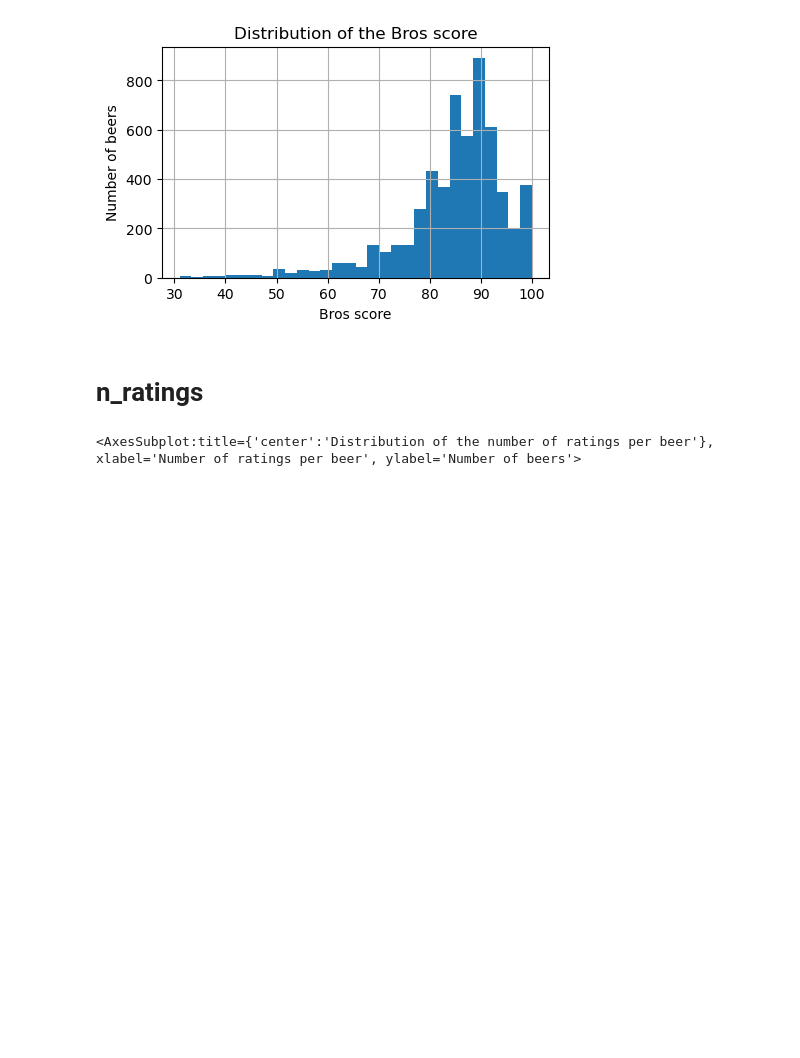
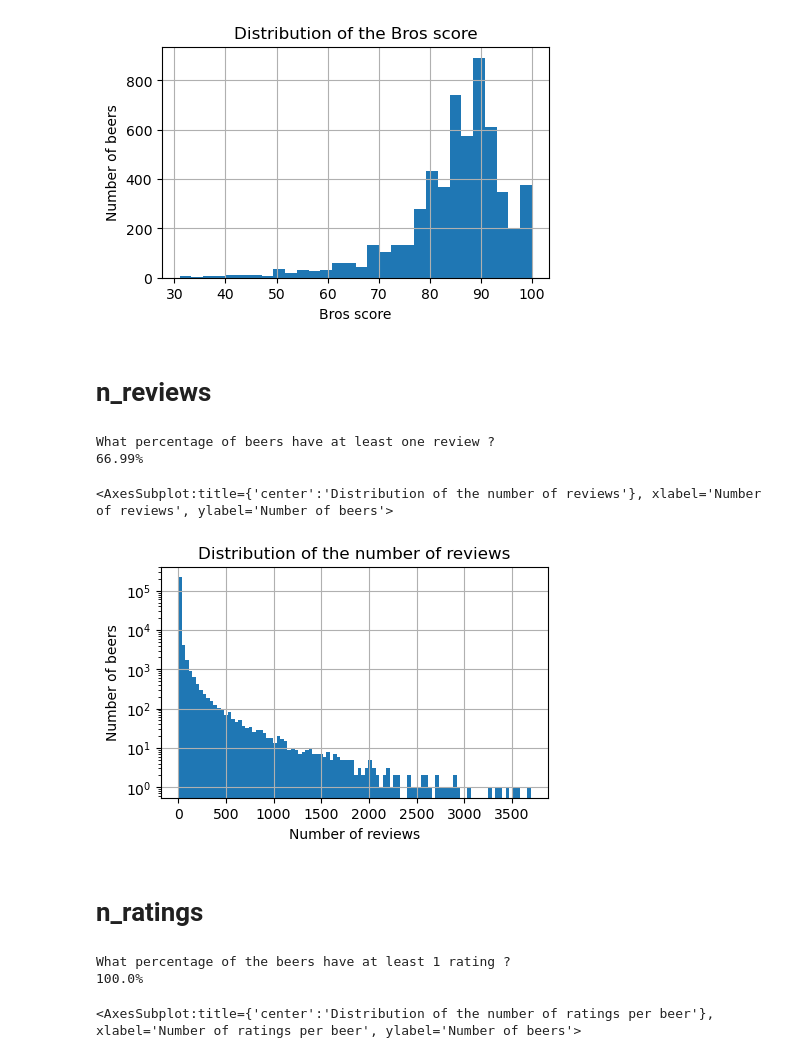
Before and after one commit to epfl-ada/ada-2022-project-analyteam, a Jupyter notebook: processing_beers.ipynb, the cells around one changed output. Cells and saved outputs as stored; diff of their text form; code cells hidden in the pictures; blank space fills up the shorter version.

Commit message:
added summary to processing_beers notebook

```diff
--- a/processing_beers.ipynb
+++ b/processing_beers.ipynb
@@ -211,8 +261,39 @@ beers_ba_bros_ddf["bros_score"].hist(bins=30)
 # %% [output]
 <AxesSubplot:title={'center':'Distribution of the Bros score'}, xlabel='Bros score', ylabel='Number of beers'>
 [figure]
+# %% [markdown]
+# n_reviews
+# %%
+print("What percentage of beers have at least one review ?")
+print("{}%".format(round(beers_ddf[beers_ddf["n_reviews"] > 0].shape[0] / beers_ddf.shape[0] * 100, 2)))
+# %% [output]
+What percentage of beers have at least one review ?
+66.99%
+# %%
+# show the distribution of the number of reviews
+# set the figure size
+plt.figure(figsize=(5, 3))
+
+# set x and y axis labels
+plt.xlabel("Number of reviews")
+plt.ylabel("Number of beers")
+
+# set the title
+plt.title("Distribution of the number of reviews")
+
+# plot the histogram
+beers_ddf["n_reviews"].hist(log=True,bins=100)
+# %% [output]
+<AxesSubplot:title={'center':'Distribution of the number of reviews'}, xlabel='Number of reviews', ylabel='Number of beers'>
+[figure, added]
 # %% [markdown]
 # n_ratings
+# %%
+print("What percentage of the beers have at least 1 rating ?")
+print("{}%".format(round(beers_ddf[beers_ddf["n_ratings"] > 0].shape[0] / beers_ddf.shape[0] * 100, 2)))
+# %% [output]
+What percentage of the beers have at least 1 rating ?
+100.0%
 # %%
 # show the distribution of the number of ratings per beer in log scale
 # set the figure size
```
Also changed, not shown: parts of 1 cell of this notebook.
